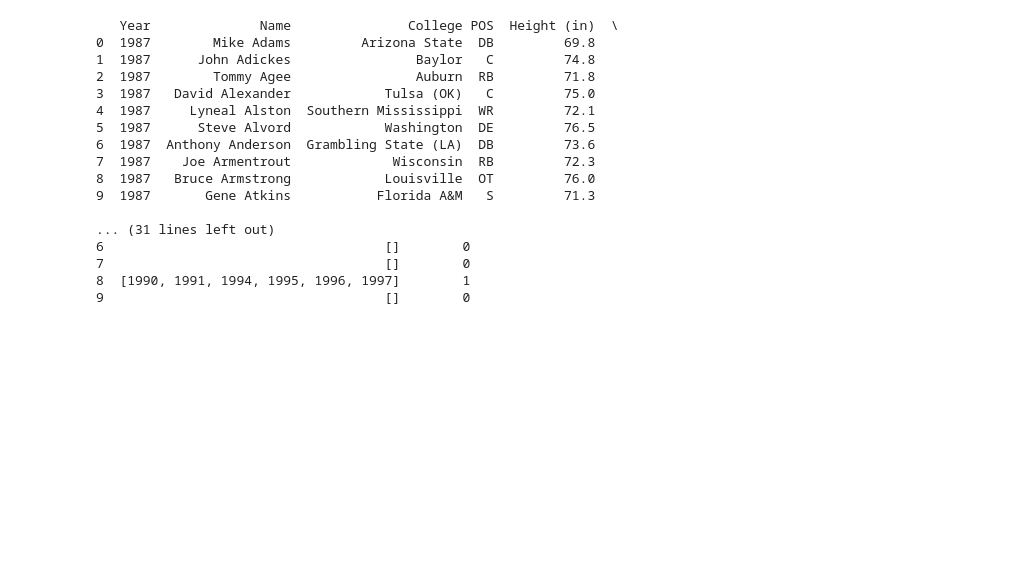
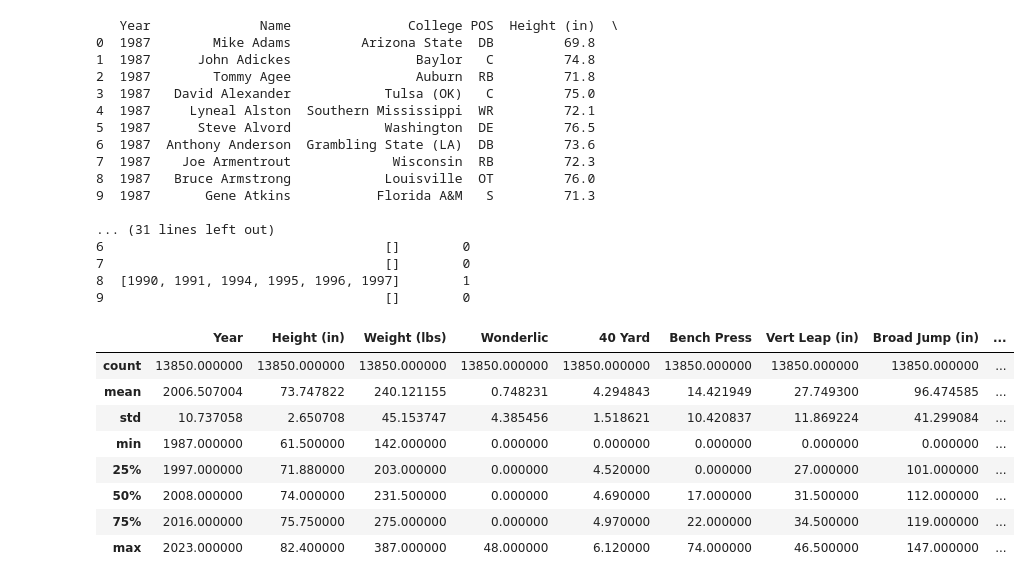
Before and after one commit to SiyungCho/Scrape-NFL-Combine, a Jupyter notebook: Expolratory_data_analysis/EDA_using_SQL.ipynb, the cells around one changed output. Drawn from its saved outputs; the diff is of its cells as text; code cells hidden in the pictures; blank space fills up the shorter version.

```diff
--- a/Expolratory_data_analysis/EDA_using_SQL.ipynb
+++ b/Expolratory_data_analysis/EDA_using_SQL.ipynb
@@ -576,3 +560,15 @@ print(df.head(10))
 9                                    []        0
 # %%
 #df.to_csv('../Expolratory_data_analysis/csv_files/all_players.csv', index=False)
+# %%
+df.describe()
+# %% [output]
+|  | Year | Height (in) | Weight (lbs) | Wonderlic | 40 Yard | Bench Press | Vert Leap (in) | Broad Jump (in) | ... |
+| count | 13850.000000 | 13850.000000 | 13850.000000 | 13850.000000 | 13850.000000 | 13850.000000 | 13850.000000 | 13850.000000 | ... |
+| mean | 2006.507004 | 73.747822 | 240.121155 | 0.748231 | 4.294843 | 14.421949 | 27.749300 | 96.474585 | ... |
+| std | 10.737058 | 2.650708 | 45.153747 | 4.385456 | 1.518621 | 10.420837 | 11.869224 | 41.299084 | ... |
+| min | 1987.000000 | 61.500000 | 142.000000 | 0.000000 | 0.000000 | 0.000000 | 0.000000 | 0.000000 | ... |
+| 25% | 1997.000000 | 71.880000 | 203.000000 | 0.000000 | 4.520000 | 0.000000 | 27.000000 | 101.000000 | ... |
+| 50% | 2008.000000 | 74.000000 | 231.500000 | 0.000000 | 4.690000 | 17.000000 | 31.500000 | 112.000000 | ... |
+| 75% | 2016.000000 | 75.750000 | 275.000000 | 0.000000 | 4.970000 | 22.000000 | 34.500000 | 119.000000 | ... |
+| max | 2023.000000 | 82.400000 | 387.000000 | 48.000000 | 6.120000 | 74.000000 | 46.500000 | 147.000000 | ... |
```
Also changed, not shown: parts of 2 cells of this notebook, 27 other files.
